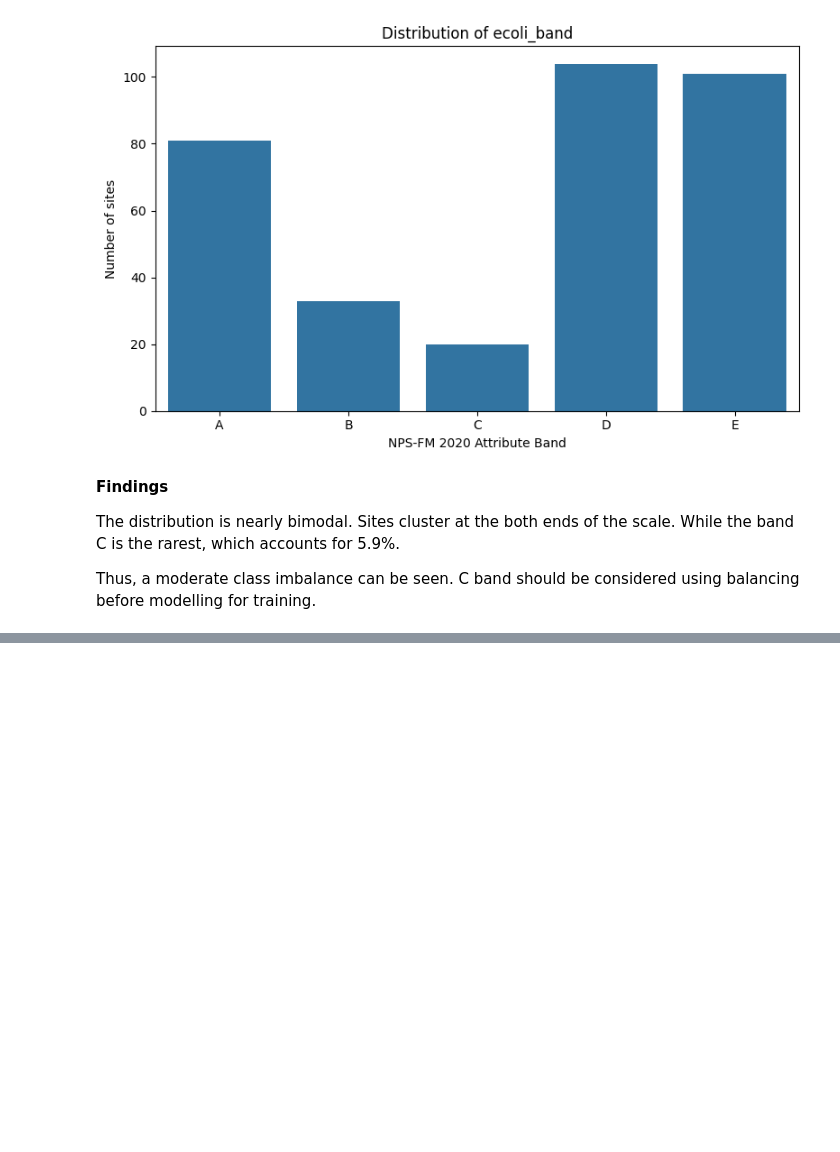
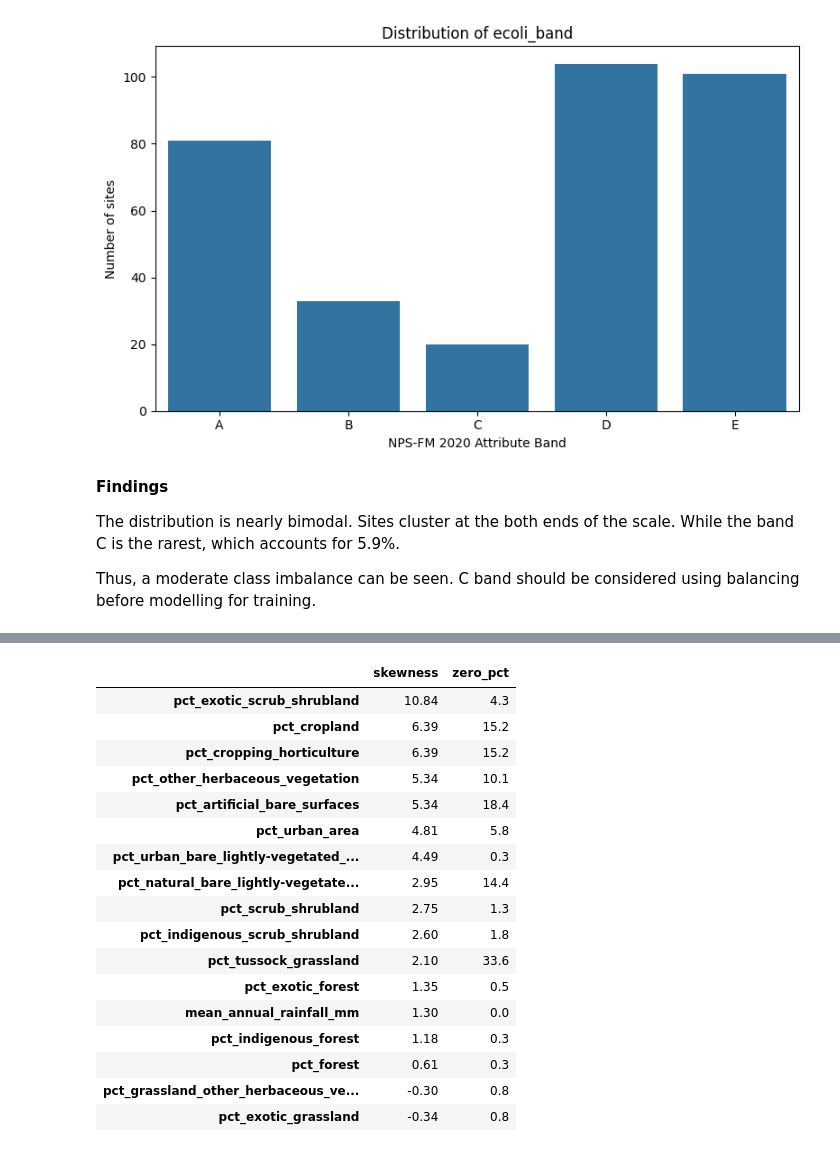
Before and after one commit to Ming-Liu-1170030/1170030-riverWQ, a Jupyter notebook: src/01_eda.ipynb, the cells around one changed output, grey strips where cells are left out. Cells and saved outputs as stored; diff of their text form; code cells hidden in the pictures; blank space fills up the shorter version.

```diff
--- a/src/01_eda.ipynb
+++ b/src/01_eda.ipynb
@@ -300,0 +363,29 @@ Thus, a moderate class imbalance can be seen. C band should be considered using
+# %%
+# Calculate skewness and zero proportion for each numerical feature
+skew_table = pd.DataFrame({
+    'skewness': df[numerical_features].skew().round(2),
+    'zero_pct': (df[numerical_features] == 0).mean().round(3) * 100
+})
+
+# Sort by skewness
+skew_table = skew_table.sort_values('skewness', ascending=False)
+skew_table
+# %% [output]
+|  | skewness | zero_pct |
+| pct_exotic_scrub_shrubland | 10.84 | 4.3 |
+| pct_cropland | 6.39 | 15.2 |
+| pct_cropping_horticulture | 6.39 | 15.2 |
+| pct_other_herbaceous_vegetation | 5.34 | 10.1 |
+| pct_artificial_bare_surfaces | 5.34 | 18.4 |
+| pct_urban_area | 4.81 | 5.8 |
+| pct_urban_bare_lightly-vegetated_... | 4.49 | 0.3 |
+| pct_natural_bare_lightly-vegetate... | 2.95 | 14.4 |
+| pct_scrub_shrubland | 2.75 | 1.3 |
+| pct_indigenous_scrub_shrubland | 2.60 | 1.8 |
+| pct_tussock_grassland | 2.10 | 33.6 |
+| pct_exotic_forest | 1.35 | 0.5 |
+| mean_annual_rainfall_mm | 1.30 | 0.0 |
+| pct_indigenous_forest | 1.18 | 0.3 |
+| pct_forest | 0.61 | 0.3 |
+| pct_grassland_other_herbaceous_ve... | -0.30 | 0.8 |
+| pct_exotic_grassland | -0.34 | 0.8 |
```
Also changed, not shown: parts of 9 cells of this notebook, 1 other file.
